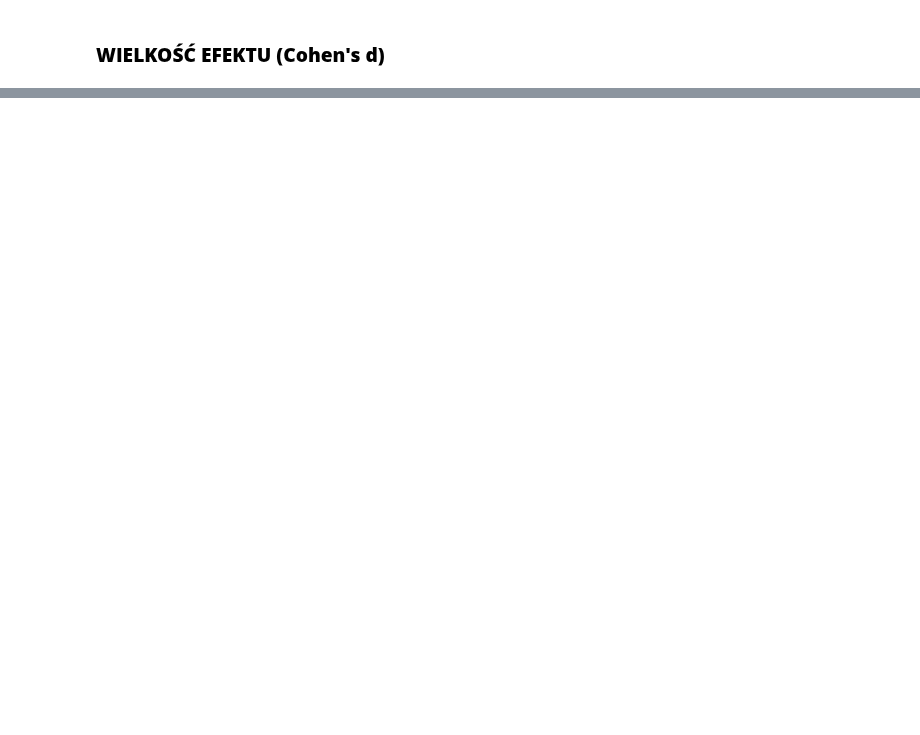
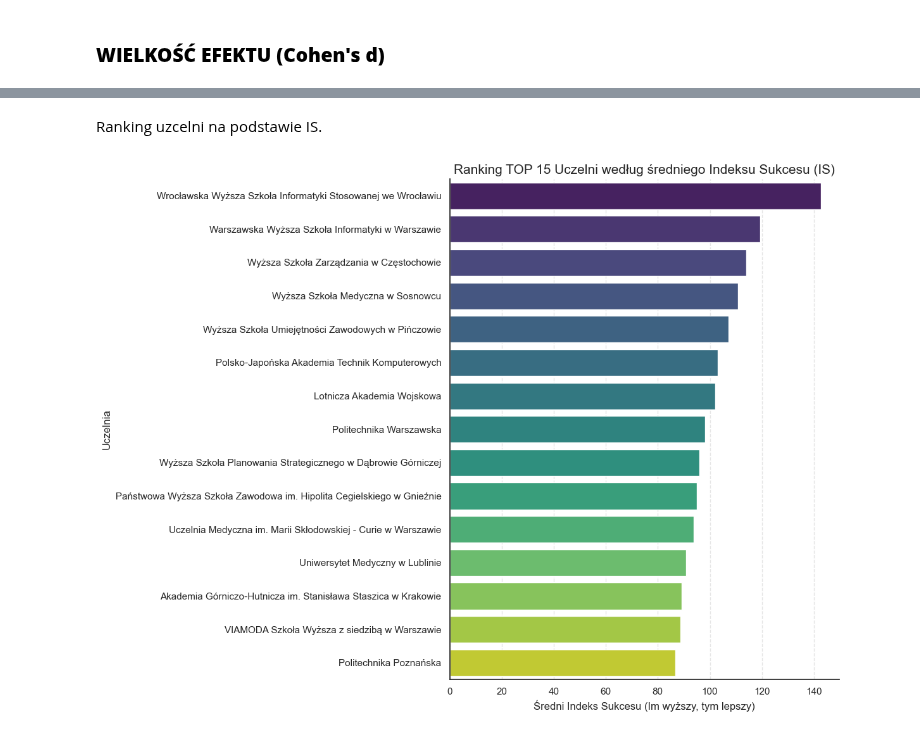
Before and after one commit to miriam265/Analiza-danych-w-R-i-Python, a Jupyter notebook: roboczy.ipynb, the cells around one changed output, grey strips where cells are left out. Cells and saved outputs as stored; diff of their text form; code cells hidden in the pictures; blank space fills up the shorter version.

```diff
--- a/roboczy.ipynb
+++ b/roboczy.ipynb
@@ -568,0 +885,66 @@ for i in range(1, 6):
+# %% [markdown]
+Ranking uzcelni na podstawie IS.
+# %%
+# 1. Definiujemy listy cech, dodając nazwę uczelni do zestawu danych
+categorical_features = ['P_DZIEDZINA', 'P_POZIOM', 'P_FORMA', 'P_WOJ']
+numerical_features = [
+    'P_PROC_MIES_STUDIA',
+    'P_CZAS_PRACA',
+    'P_PROC_MIES_SAMOZ',
+    'P_PROC_MIES_BEZR',
+    'P_N_SEMESTR'
+]
+uczelnia_col = 'P_NAZWA_UCZELNI'
+
+# 2. Przygotowanie danych z zachowaniem nazwy uczelni
+df_ana = df.copy()
+
+# Konwersja numeryczna
+for col in numerical_features:
+    df_ana[col] = pd.to_numeric(df_ana[col], errors='coerce')
+
+# Obliczamy Indeks Sukcesu (IS)
+df_ana['IS_TARGET'] = pd.to_numeric(df_ana['P_WWZ_DOSW_P5'], errors='coerce') / \
+                       pd.to_numeric(df_ana['P_WWB_DOSW_P5'] + epsilon, errors='coerce')
+
+# KLUCZOWY MOMENT: Wybieramy kolumny do analizy, w tym P_NAZWA_UCZELNI
+cols_to_keep = categorical_features + numerical_features + ['IS_TARGET', uczelnia_col]
+df_final_ana = df_ana[cols_to_keep].dropna()
+
+# 3. Agregacja danych po uczelniach
+ranking_uczelni = df_final_ana.groupby(uczelnia_col).agg({
+    'IS_TARGET': ['mean', 'std', 'count'],
+    'P_PROC_MIES_STUDIA': 'mean',
+    'P_PROC_MIES_SAMOZ': 'mean'
+})
+
+# Zmiana nazw kolumn na płaskie
+ranking_uczelni.columns = ['Sredni_IS', 'Odchylenie_IS', 'Liczba_Kierunkow', 'Srednia_Praca_Studia', 'Srednia_Samozatrudnienie']
+
+# 4. Filtrowanie - minimum 5 kierunków dla wiarygodności
+ranking_filtered = ranking_uczelni[ranking_uczelni['Liczba_Kierunkow'] >= 5].sort_values('Sredni_IS', ascending=False)
+
+# 5. Wizualizacja TOP 15
+plt.figure(figsize=(12, 9))
+top_15 = ranking_filtered.head(15)
+
+sns.barplot(
+    x=top_15['Sredni_IS'],
+    y=top_15.index,
+    hue=top_15.index,
+    palette='viridis',
+    legend=False
+)
+
+plt.title('Ranking TOP 15 Uczelni według średniego Indeksu Sukcesu (IS)', fontsize=15)
+plt.xlabel('Średni Indeks Sukcesu (Im wyższy, tym lepszy)', fontsize=12)
+plt.ylabel('Uczelnia', fontsize=12)
+plt.grid(axis='x', linestyle='--', alpha=0.5)
+plt.tight_layout()
+plt.show()
+
+# Wyświetlenie tabeli wynikowej
+print("Najlepsze uczelnie pod kątem ekonomicznego sukcesu absolwentów:")
+print(ranking_filtered[['Sredni_IS', 'Liczba_Kierunkow', 'Srednia_Praca_Studia']].head(15))
+# %% [output]
+[figure, added]
```
Also changed, not shown: parts of 23 cells of this notebook.
